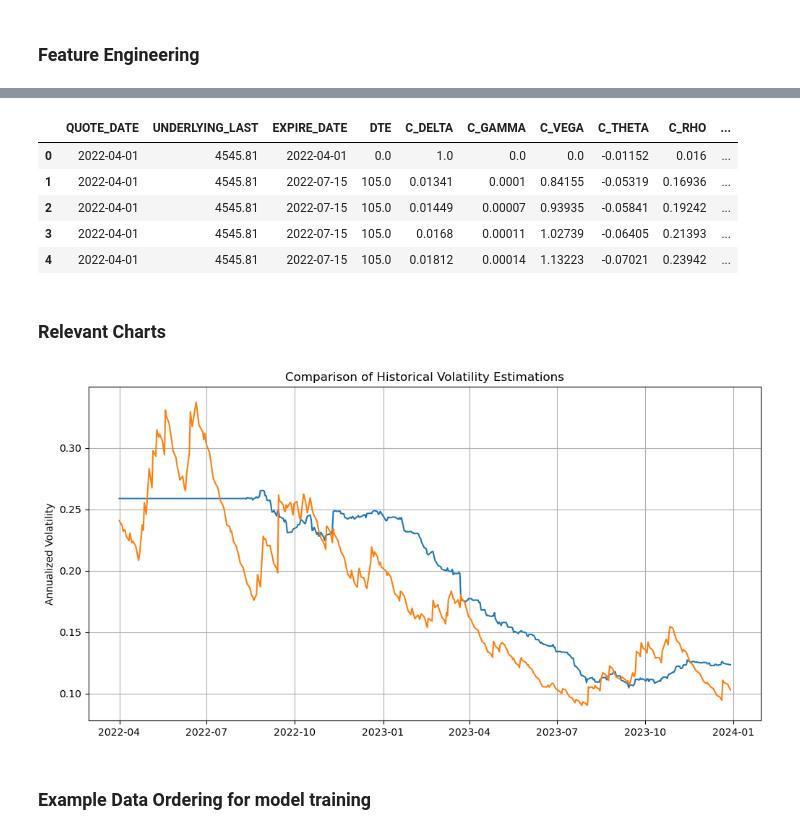
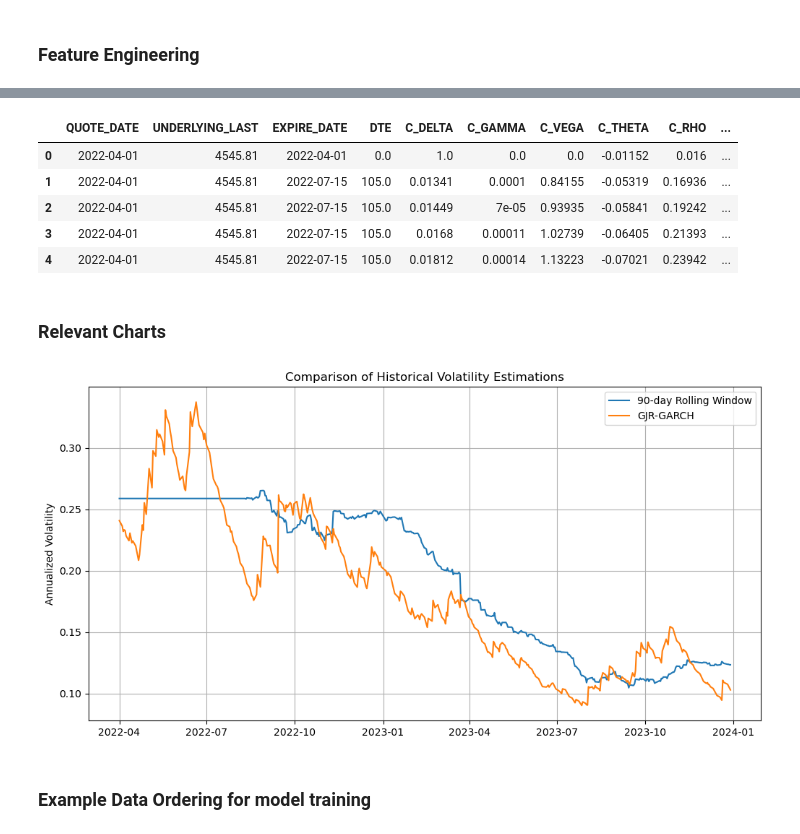
Before and after one commit to RavaszEmber/LSTM-Options-Pricing, a Jupyter notebook: Preprocessing.ipynb, the cells around one changed output, grey strips where cells are left out. Cells and saved outputs as stored; diff of their text form; code cells hidden in the pictures.

```diff
--- a/Preprocessing.ipynb
+++ b/Preprocessing.ipynb
@@ -281,6 +281,17 @@ def create_volatility_features(df: pd.DataFrame) -> pd.DataFrame:
         df = df.merge(volatility_df, left_on="QUOTE_DATE", right_index=True, how='left')
         df = df.merge(volatility_gg, left_on="QUOTE_DATE", right_index=True, how='left')
         return df
+
+def average_prices(df: pd.DataFrame) -> pd.DataFrame:
+    with timer("Averaging prices..."):
+        df['C_BID'] = pd.to_numeric(df['C_BID'], errors='coerce')
+        df['C_ASK'] = pd.to_numeric(df['C_ASK'], errors='coerce')
+        df['P_BID'] = pd.to_numeric(df['P_BID'], errors='coerce')
+        df['P_ASK'] = pd.to_numeric(df['P_ASK'], errors='coerce')
+
+        df['CALL'] = (df['C_BID'] + df['C_ASK']) / 2
+        df['PUT'] = (df['P_BID'] + df['P_ASK']) / 2
+        return df
 # %%
 SHOW_GG_OUTPUT = False
 WRITE_TO_FILE = True
@@ -299,6 +310,7 @@ rates_df.head()
 df = merge_datasets(options_df, rates_df)
 df = interpolate_rates(df)
 df = create_volatility_features(df)
+df = average_prices(df)
 
 if WRITE_TO_FILE:
     df.to_csv("./data.csv")
@@ -327,7 +324,7 @@ df.head()
 |  | QUOTE_DATE | UNDERLYING_LAST | EXPIRE_DATE | DTE | C_DELTA | C_GAMMA | C_VEGA | C_THETA | C_RHO | ... |
 | 0 | 2022-04-01 | 4545.81 | 2022-04-01 | 0.0 | 1.0 | 0.0 | 0.0 | -0.01152 | 0.016 | ... |
 | 1 | 2022-04-01 | 4545.81 | 2022-07-15 | 105.0 | 0.01341 | 0.0001 | 0.84155 | -0.05319 | 0.16936 | ... |
-| 2 | 2022-04-01 | 4545.81 | 2022-07-15 | 105.0 | 0.01449 | 0.00007 | 0.93935 | -0.05841 | 0.19242 | ... |
+| 2 | 2022-04-01 | 4545.81 | 2022-07-15 | 105.0 | 0.01449 | 7e-05 | 0.93935 | -0.05841 | 0.19242 | ... |
 | 3 | 2022-04-01 | 4545.81 | 2022-07-15 | 105.0 | 0.0168 | 0.00011 | 1.02739 | -0.06405 | 0.21393 | ... |
 | 4 | 2022-04-01 | 4545.81 | 2022-07-15 | 105.0 | 0.01812 | 0.00014 | 1.13223 | -0.07021 | 0.23942 | ... |
 # %% [markdown]
@@ -335,13 +332,14 @@ df.head()
 # %%
 # Comparison of Historical Volatility Estimations
 plt.figure(figsize=(12, 6))
 plt.plot(df.groupby('QUOTE_DATE')['VOL_90D'].first())
 plt.plot(df.groupby('QUOTE_DATE')['VOL_GG'].first())
 plt.title('Comparison of Historical Volatility Estimations')
 plt.ylabel('Annualized Volatility')
 plt.grid(True)
+plt.legend(['90-day Rolling Window', 'GJR-GARCH'])
 plt.show()
 # %% [output]
-[figure, old version]
+[figure, new version]
 # %% [markdown]
 ### Example Data Ordering for model training
```
Also changed, not shown: parts of 11 cells of this notebook.
